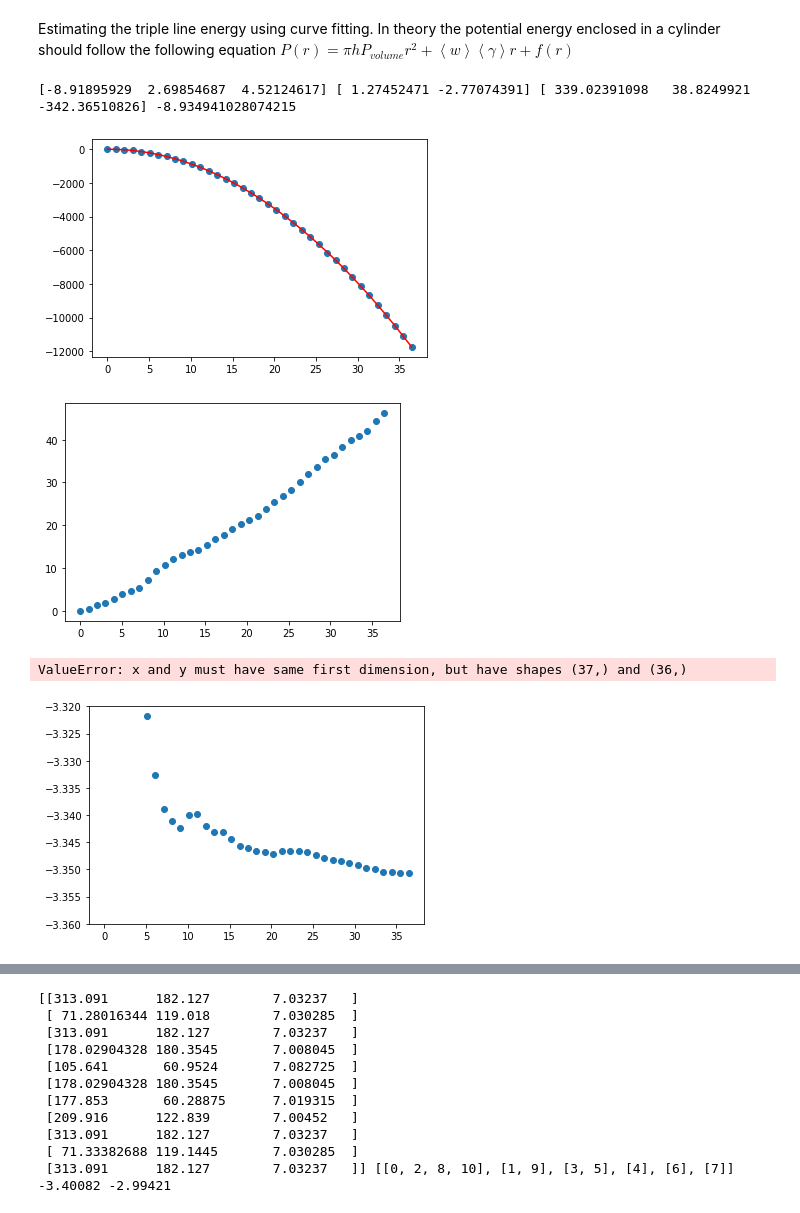
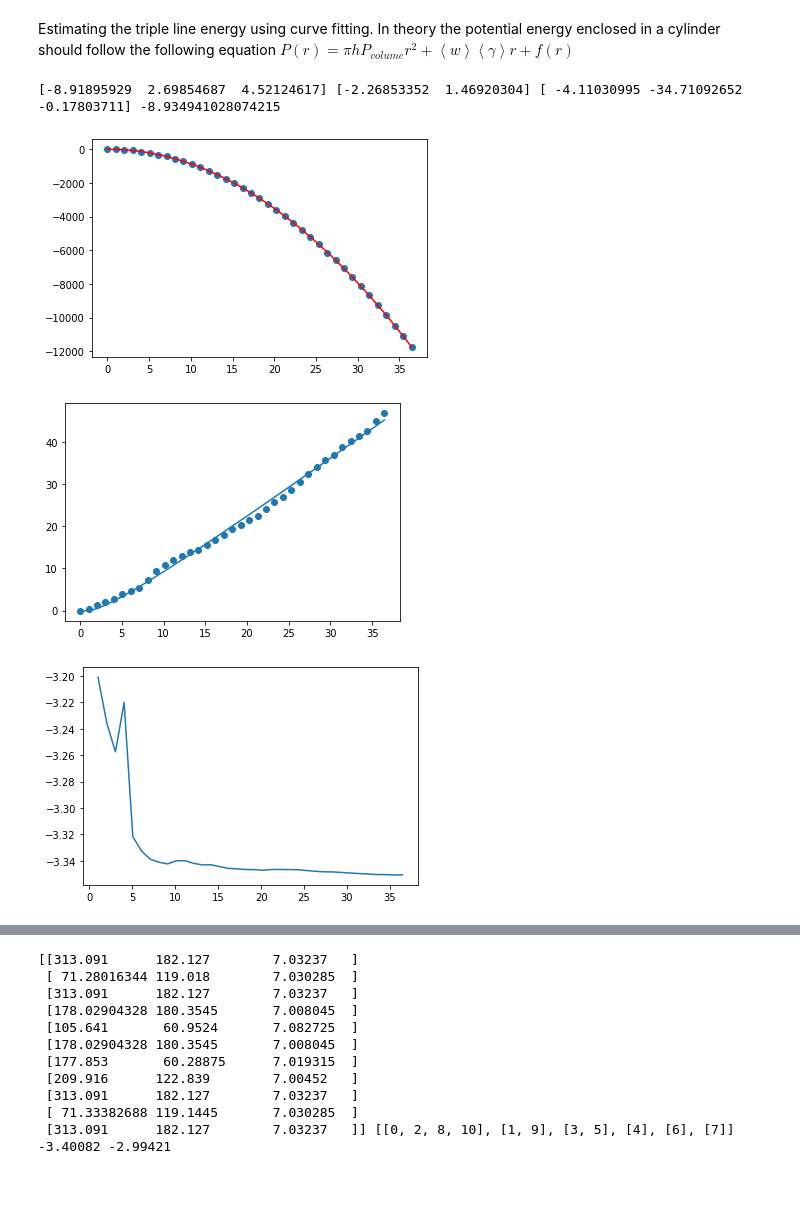
Before and after one commit to PaulTwine/TripleLines.github.io, a Jupyter notebook: TripleLine Fitting.ipynb, the cells around one changed output, grey strips where cells are left out. Drawn from its saved outputs; the diff is of its cells as text; code cells hidden in the pictures; blank space fills up the shorter version.

```diff
--- a/TripleLine Fitting.ipynb
+++ b/TripleLine Fitting.ipynb
@@ -20,9 +20,13 @@ $P(r) = \pi h P_{volume}r^2 + \left<w\right> \left< \gamma \right> r + f(r)$
 def CylinderVolume(h, R)->float:
     return np.pi*h*R**2
 def Tanh(r,a, b,c):
-    return a*np.tanh(b*r)+c
+    return a*np.tanh(b*r)+c*r
+def Reciprocal(r,a,b,c):
+    return a/(r+b)+c*r
 def FitFunction(r,a,b,c)->float:
     return a*np.tanh(r*b)+c*r
+def FitExcess(r,a,b):
+    return a*np.log(np.abs(r+1))+b*r
 def PowerRule(r, a,b):
     return a*r**b
 def ProportionalRule(r,m):
@@ -75,7 +79,7 @@ intVS = objProcess.GetColumnNames().index('VolumetricStrain')
 fltVolume = np.mean(objProcess.GetLatticeAtoms()[:,intVS])
 arrDistance = sc.spatial.distance_matrix(arrTriplePoints[:,0:2],arrTriplePoints[:,0:2])
 fltClosest = np.sort(arrDistance[intCol])[1]
-#fltClosest = 250
+#fltClosest = 90
 fltIncrement = 4.05/4
 lstMeanPE = []
 A =np.median(objProcess.GetLatticeAtoms()[:,intPE])*4*4.05**(-3)*h*np.pi/(1+fltVolume)
@@ -92,45 +96,43 @@ for j in range(0,np.floor(fltClosest/(2*fltIncrement)).astype('int')):
     valuesL = objProcess.FindValuesInCylinder(objProcess.GetLatticeAtoms()[:,0:4],
                                              arrCurrentTripleLine, r,h,intPE)
     valuesGB = objProcess.FindValuesInCylinder(objProcess.GetOtherAtoms()[:,0:4], arrCurrentTripleLine,r,h,intPE)
     if len(valuesL) == 0:
-        valuesL = np.zeros(1)
+        valuesL = values
     lstTotalPE.append(np.sum(values))
     lstMeanPE.append(np.mean(valuesL))
     lstGBExcess.append(np.sum(valuesGB)-fltMedianGBPE*len(valuesGB))
-    lstExcess.append(np.sum(values) -fltMeanLatticePE*len(values))
+    lstExcess.append(np.sum(values) +3.36000002*len(values))
 popt, popv = sc.optimize.curve_fit(Quadratic, lstValues,lstTotalPE)
-popt2, popv2 = sc.optimize.curve_fit(LinearRule,lstValues, lstExcess)
-popt3, popv3 = sc.optimize.curve_fit(Tanh,lstValues[4:], lstMeanPE[4:])
+popt2, popv2 = sc.optimize.curve_fit(FitExcess,lstValues, lstExcess)
+#popt3, popv3 = sc.optimize.curve_fit(Reciprocal,lstValues, lstMeanPE)
 for k, rValue in enumerate(lstValues):
     lstFitQuadratic.append(Quadratic(rValue, *popt))
-    lstFitExcess.append(LinearRule(rValue, *popt2))
+    lstFitExcess.append(FitExcess(rValue, *popt2))
     lstExcess2.append(lstExcess[k]-lstFitExcess[k])
-    #lstGBExcess2.append(lstGBExcess[j]-popt2[0]*lstValues[j])
     lstGBExcess2.append(lstGBExcess[k]-popt3[0]*lstValues[k])
-    if rValue !=0:
-        lstFitMeanPE.append(Tanh(rValue, *popt3))
+#    lstFitMeanPE.append(Tanh(rValue, *popt3))
 print(popt,popt2,popt3, A)
 plt.scatter(lstValues, lstTotalPE)
 plt.plot(lstValues, lstFitQuadratic, c='r')
 plt.show()
 lstExcess2 = []
 lstDifference = []
 for j in range(len(lstValues)):
     lstExcess2.append(lstExcess[j] -popt2[0]*lstValues[j])
 plt.scatter(lstValues, lstExcess)
+plt.plot(lstValues,lstFitExcess)
 #plt.plot(lstValues, np.log(lstFitExcess))
 plt.show()
 #plt.scatter(lstValues, lstExcess3)
 #plt.plot(lstValues, lstFitGBExcess)
 #plt.scatter(lstValues, lstGBExcess2, c= 'r')
 plt.show()
-plt.ylim(-3.36,-3.32)
-plt.scatter(lstValues, lstMeanPE)
-plt.plot(lstValues, lstFitMeanPE)
+#plt.ylim(-3.36,-3.32)
+plt.plot(lstValues, lstMeanPE)
+#plt.plot(lstValues, lstFitMeanPE)
 plt.show()
 # %% [output]
-[-8.91895929  2.69854687  4.52124617] [ 1.27452471 -2.77074391] [ 339.02391098   38.8249921  -342.36510826] -8.934941028074215
+[-8.91895929  2.69854687  4.52124617] [-2.26853352  1.46920304] [ -4.11030995 -34.71092652  -0.17803711] -8.934941028074215
 [figure]
-[figure, old version]
+[figure, new version]
-ValueError: x and y must have same first dimension, but have shapes (37,) and (36,)
-[figure, old version]
+[figure, new version]
```
Also changed, not shown: parts of 7 cells of this notebook, 2 other files.
